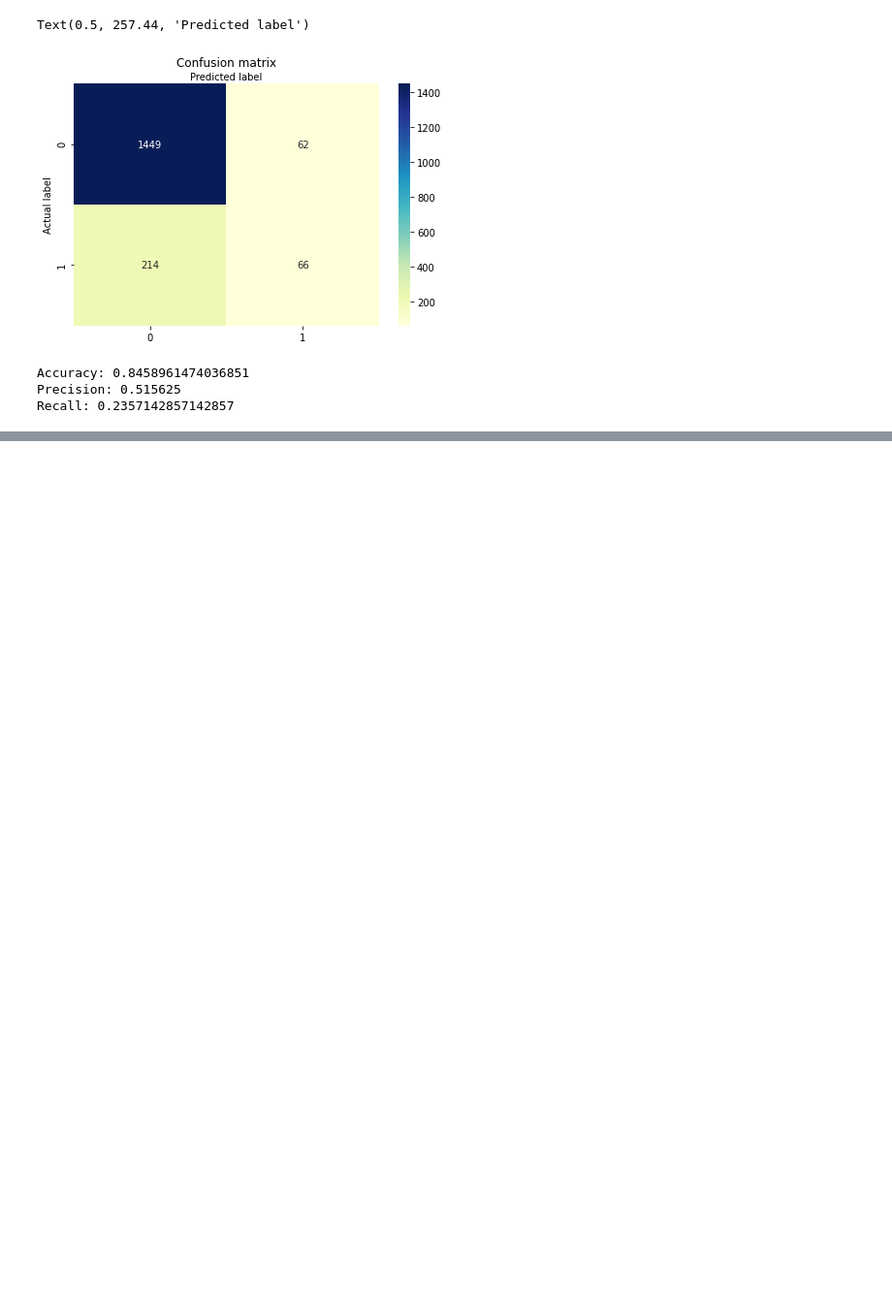
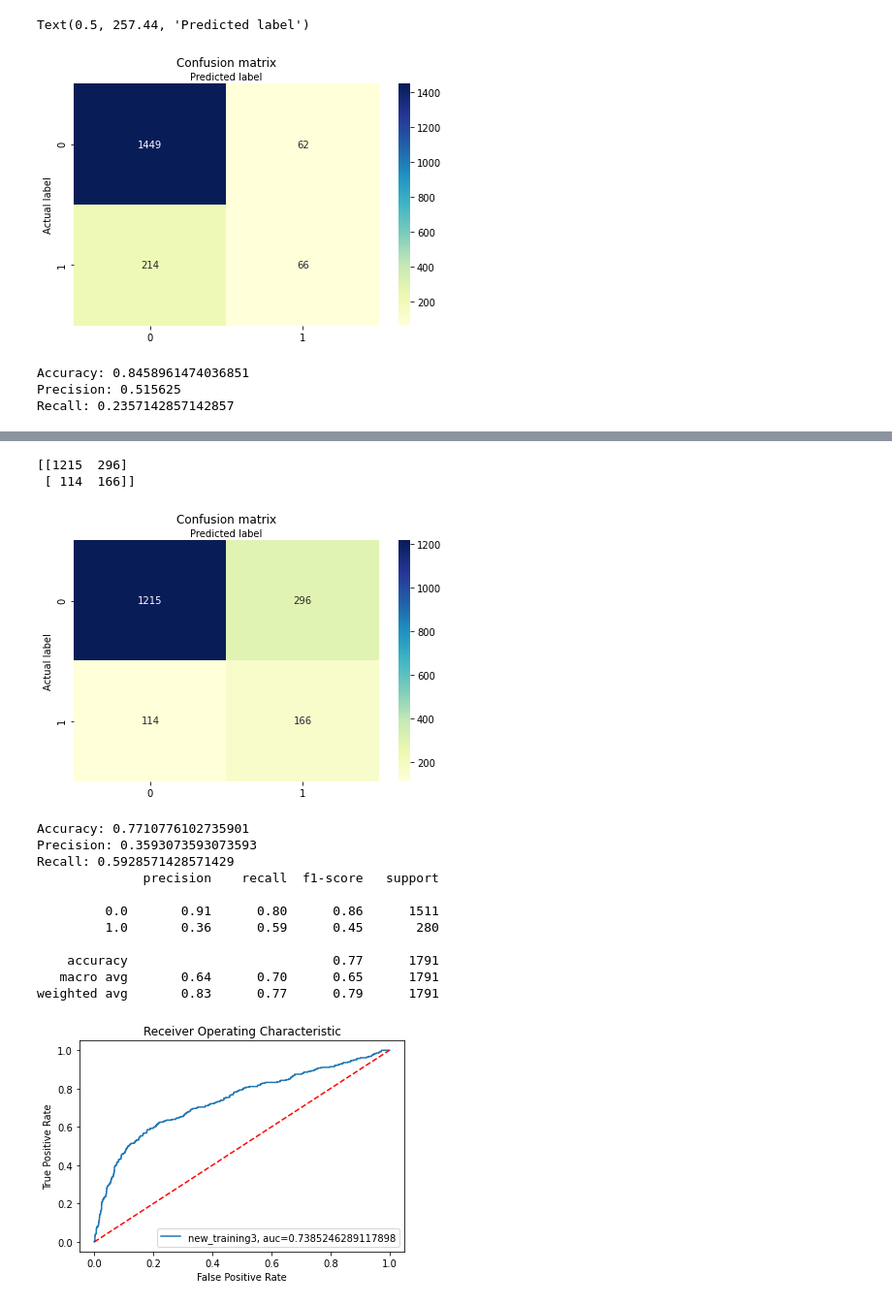
Before and after one commit to raul-miranda/DS-201-Project-1, a Jupyter notebook: Project_1_logistic.ipynb, the cells around one changed output, grey strips where cells are left out. Shown: that part at 97% size. Cells and saved outputs as stored; diff of their text form; code cells hidden in the pictures; blank space fills up the shorter version.

```diff
--- a/Project_1_logistic.ipynb
+++ b/Project_1_logistic.ipynb
@@ -728,0 +783,5 @@ plt.show()
+# %%
+y_test = y_test.reset_index(drop=True)
+z = pd.concat([y_test, y_pred], axis=1)
+z.columns = ['True', 'Predictions']
+z.iloc[:10]
@@ -728,0 +815,3 @@ plt.show()
+# %%
+smt = SMOTE (random_state=42, ratio='minority')
+X_train_SMOTE, y_train_SMOTE = smt.fit_sample(X_train, y_train)
@@ -728,0 +832,65 @@ plt.show()
+# %%
+# Repeat the Logistic Regression and Prediction
+
+# Instantiate a  class of sklearn LogisticRegression
+model = LogisticRegression(max_iter=1000)
+# Fit the model to the training data
+model.fit(X_train_SMOTE, y_train_SMOTE)
+# Use the model to predict the target of the test set, on the basis of the categorical variables in the test set
+y_pred = pd.Series(model.predict(X_test))
+#  Calculate the confusion matrix using sklearn metrics.confusion_matrix method
+
+cnf_matrix = metrics.confusion_matrix(y_test, y_pred)     # confusion matrix calculation
+print (cnf_matrix)
+class_names=[0,1] # name  of classes
+
+# graph the confusion matrix
+fig, ax = plt.subplots()
+tick_marks = np.arange(len(class_names))
+plt.xticks(tick_marks, class_names)
+plt.yticks(tick_marks, class_names)
+# create heatmap
+sns.heatmap(pd.DataFrame(cnf_matrix), annot=True, cmap="YlGnBu" ,fmt='g')
+ax.xaxis.set_label_position("top")
+plt.tight_layout()
+plt.title('Confusion matrix', y=1.1)
+plt.ylabel('Actual label')
+plt.xlabel('Predicted label')
+plt.show()
+
+# Calculate the Accuracy, Precision, Recall from the confusion matrix, using sklearn metrics methods
+
+print("Accuracy:",metrics.accuracy_score(y_test, y_pred))     # accuracy precision and recall calculation
+print("Precision:",metrics.precision_score(y_test, y_pred))
+print("Recall:",metrics.recall_score(y_test, y_pred))
+
+print (metrics.classification_report(y_test, y_pred))
+
+# Calculate and plot the ROC curve from the model predictions versus actual targets, using sklearn metrics methods
+y_pred_proba = model.predict_proba(X_test)[::,1]             # predict probability
+fpr, tpr, _ = metrics.roc_curve(y_test,  y_pred_proba)       # receiver operating characteristic curve
+auc = metrics.roc_auc_score(y_test, y_pred_proba)            # true positive against false positive
+# graph it
+plt.title('Receiver Operating Characteristic')
+plt.plot(fpr,tpr,label="new_training3, auc="+str(auc))
+plt.legend(loc='lower right')
+plt.plot([0,1], [0,1], 'r--')
+plt.ylabel('True Positive Rate')
+plt.xlabel('False Positive Rate')
+plt.show()
+# %% [output]
+[[1215  296]
+ [ 114  166]]
+[figure, added]
+Accuracy: 0.7710776102735901
+Precision: 0.3593073593073593
+Recall: 0.5928571428571429
+              precision    recall  f1-score   support
+
+         0.0       0.91      0.80      0.86      1511
+         1.0       0.36      0.59      0.45       280
+
+    accuracy                           0.77      1791
+   macro avg       0.64      0.70      0.65      1791
+weighted avg       0.83      0.77      0.79      1791
+[figure, added]
```
Also changed, not shown: parts of 13 cells of this notebook.
